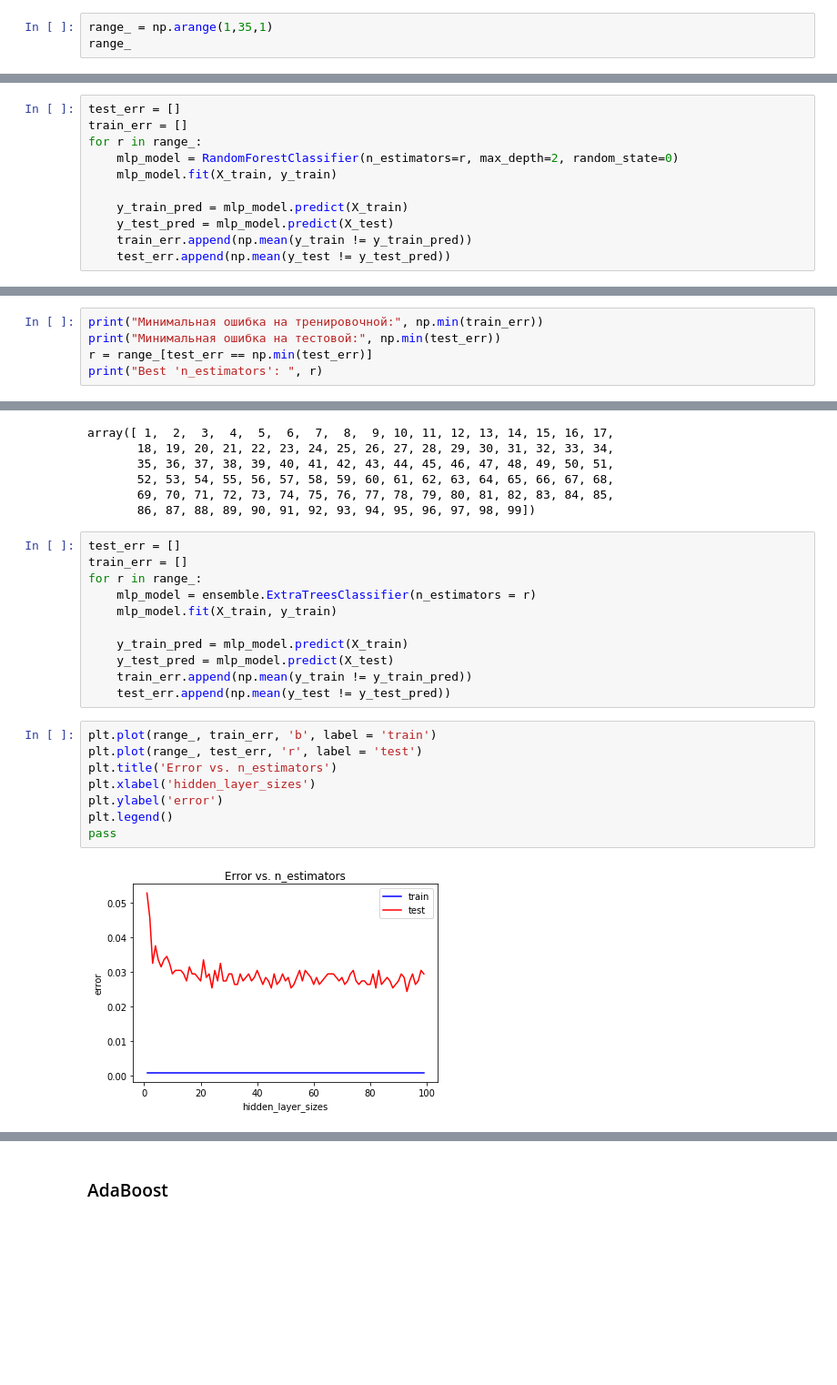
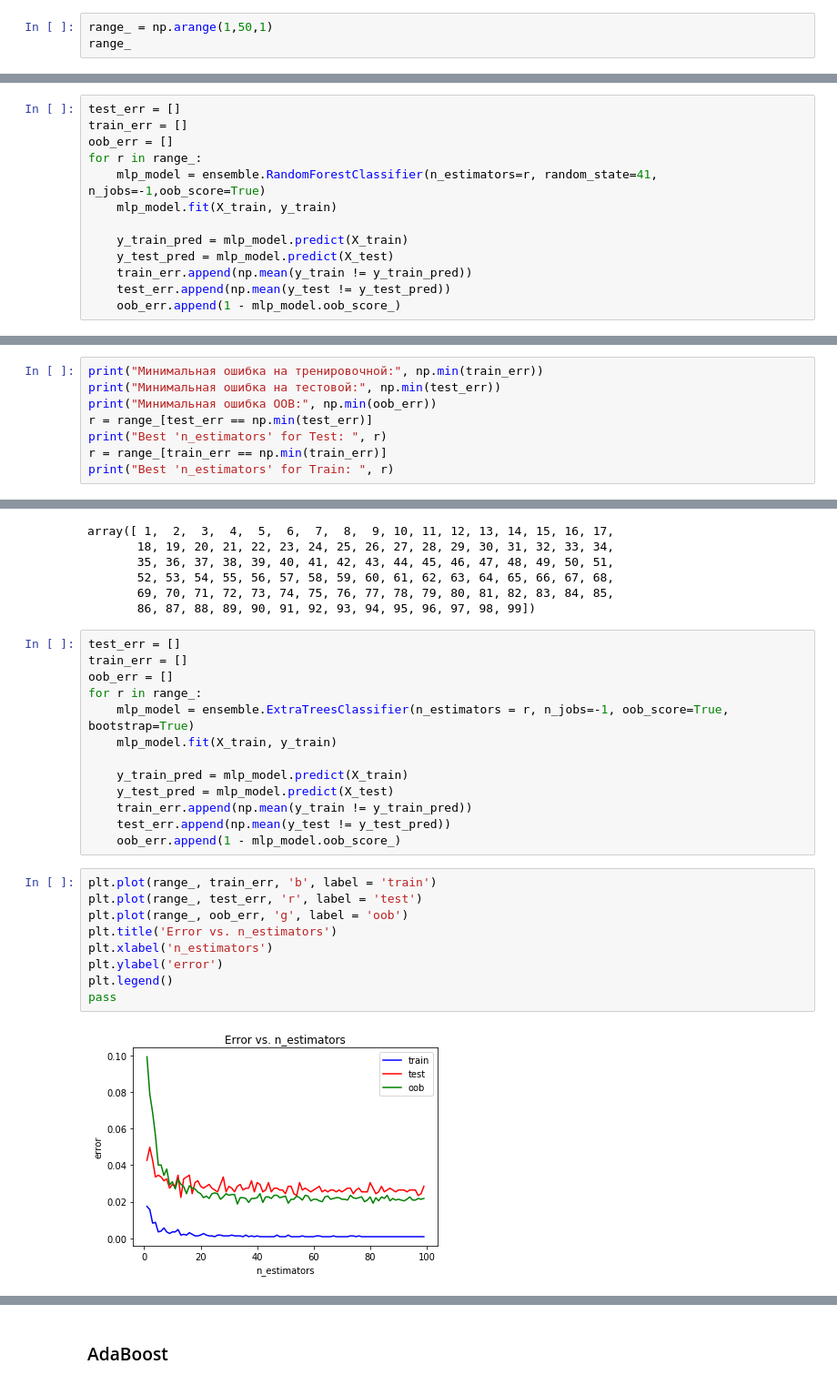
Before and after one commit to Katerina100/MachineLearn, a Jupyter notebook: lab1/DataMining 1.ipynb, the cells around one changed output, grey strips where cells are left out. Shown: that part at 91% size. Saved outputs shown, nothing was run; the diff lists cells and outputs as text; blank space fills up the shorter version.

```diff
--- a/lab1/DataMining 1.ipynb
+++ b/lab1/DataMining 1.ipynb
@@ -751,7 +751,7 @@ X_train, X_test, y_train, y_test = train_test_split(X, y, test_size = 0.3, rando
 # %% [markdown]
 ### Random forests
 # %%
-range_ = np.arange(1,35,1)
+range_ = np.arange(1,50,1)
 range_
 # %% [output]
 array([ 1,  2,  3,  4,  5,  6,  7,  8,  9, 10, 11, 12, 13, 14, 15, 16, 17,
@@ -759,14 +760,16 @@ array([ 1,  2,  3,  4,  5,  6,  7,  8,  9, 10, 11, 12, 13, 14, 15, 16, 17,
 # %%
 test_err = []
 train_err = []
+oob_err = []
 for r in range_:
-    mlp_model = RandomForestClassifier(n_estimators=r, max_depth=2, random_state=0)
+    mlp_model = ensemble.RandomForestClassifier(n_estimators=r, random_state=41, n_jobs=-1,oob_score=True)
     mlp_model.fit(X_train, y_train)
 
     y_train_pred = mlp_model.predict(X_train)
     y_test_pred = mlp_model.predict(X_test)
     train_err.append(np.mean(y_train != y_train_pred))
     test_err.append(np.mean(y_test != y_test_pred))
+    oob_err.append(1 - mlp_model.oob_score_)
 # %%
 plt.plot(range_, train_err, 'b', label = 'train')
 plt.plot(range_, test_err, 'r', label = 'test')
@@ -782,6 +786,9 @@ pass
 # %%
 print("Минимальная ошибка на тренировочной:", np.min(train_err))
 print("Минимальная ошибка на тестовой:", np.min(test_err))
+print("Минимальная ошибка OOB:", np.min(oob_err))
 r = range_[test_err == np.min(test_err)]
-print("Best 'n_estimators': ", r)
+print("Best 'n_estimators' for Test: ", r)
+r = range_[train_err == np.min(train_err)]
+print("Best 'n_estimators' for Train: ", r)
 # %% [output]
@@ -805,24 +814,27 @@ array([ 1,  2,  3,  4,  5,  6,  7,  8,  9, 10, 11, 12, 13, 14, 15, 16, 17,
 # %%
 test_err = []
 train_err = []
+oob_err = []
 for r in range_:
-    mlp_model = ensemble.ExtraTreesClassifier(n_estimators = r)
+    mlp_model = ensemble.ExtraTreesClassifier(n_estimators = r, n_jobs=-1, oob_score=True, bootstrap=True)
     mlp_model.fit(X_train, y_train)
 
     y_train_pred = mlp_model.predict(X_train)
     y_test_pred = mlp_model.predict(X_test)
     train_err.append(np.mean(y_train != y_train_pred))
     test_err.append(np.mean(y_test != y_test_pred))
+    oob_err.append(1 - mlp_model.oob_score_)
 # %%
 plt.plot(range_, train_err, 'b', label = 'train')
 plt.plot(range_, test_err, 'r', label = 'test')
+plt.plot(range_, oob_err, 'g', label = 'oob')
 plt.title('Error vs. n_estimators')
-plt.xlabel('hidden_layer_sizes')
+plt.xlabel('n_estimators')
 plt.ylabel('error')
 plt.legend()
 pass
 # %% [output]
-[figure, old version]
+[figure, new version]
 # %%
 print("Минимальная ошибка на тренировочной:", np.min(train_err))
 print("Минимальная ошибка на тестовой:", np.min(test_err))
```
Also changed, not shown: parts of 25 cells of this notebook.
